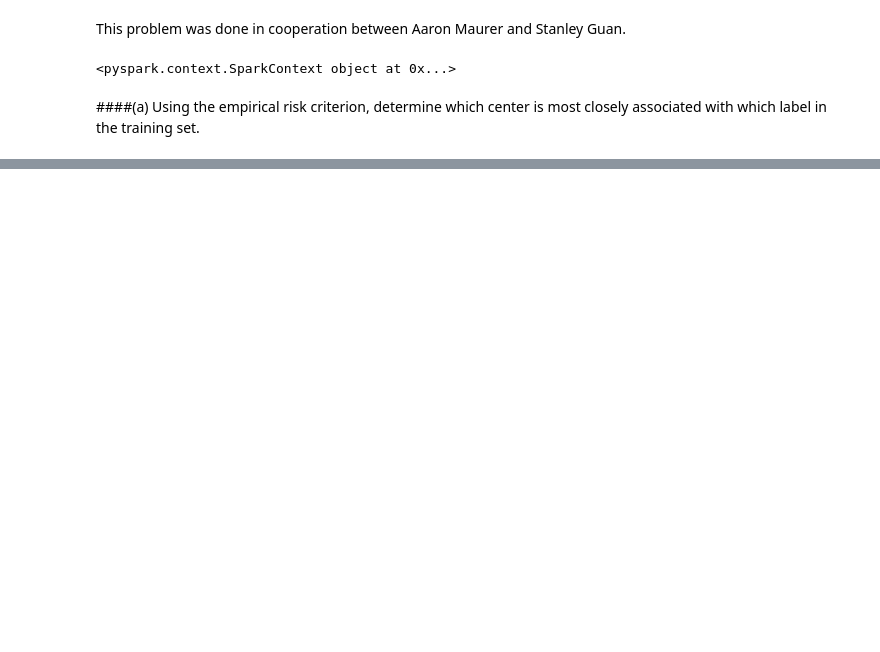
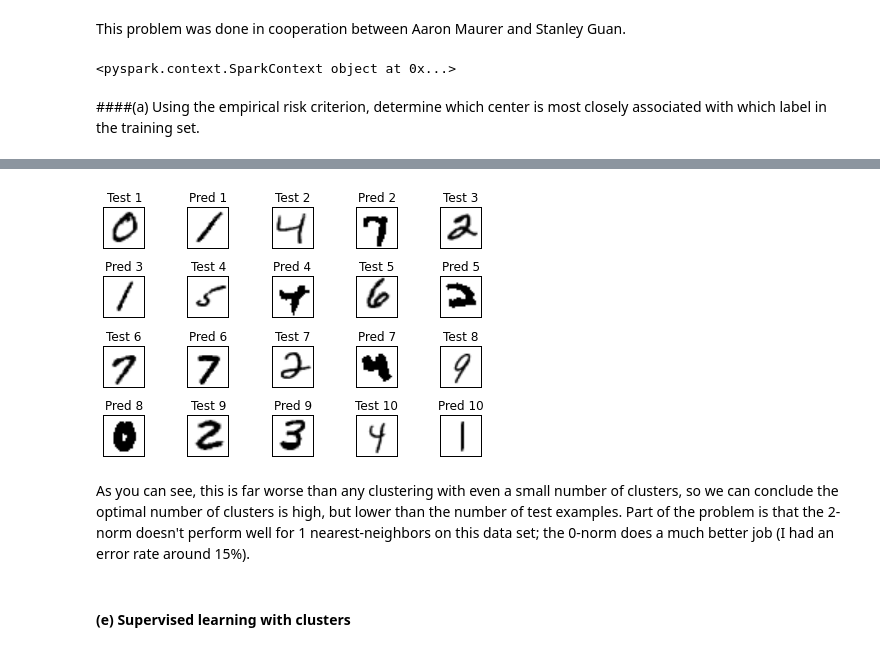
Before and after one commit to ajmaurer/Chicago-Course-Work, a Jupyter notebook: stat376/assn2_kmeans.ipynb, the cells around one changed output, grey strips where cells are left out. Saved outputs shown, nothing was run; the diff lists cells and outputs as text; code cells hidden in the pictures; blank space fills up the shorter version.

Commit message:
Finnished with problem 3

```diff
--- a/stat376/assn2_kmeans.ipynb
+++ b/stat376/assn2_kmeans.ipynb
@@ -275,0 +124,24 @@ Error rate: 6.52%
+# %%
+# Compare 10 test examples to nearest neighbor
+f,subplts = plt.subplots(4,5)
+f.tight_layout()
+for i in range(10):
+    rt = (2*i)/5
+    ct = (2*i)%5
+    subplts[rt,ct].imshow(test[i][1].reshape(28,28)).set_cmap('gray_r')
+    subplts[rt,ct].axes.get_xaxis().set_visible(False)
+    subplts[rt,ct].get_yaxis().set_visible(False)
+    subplts[rt,ct].set_title('Test ' + str(i+1))
+
+    rp = (1+2*i)/5
+    cp = (1+2*i)%5
+    subplts[rp,cp].imshow(pred[i][2].reshape(28,28)).set_cmap('gray_r')
+    subplts[rp,cp].axes.get_xaxis().set_visible(False)
+    subplts[rp,cp].get_yaxis().set_visible(False)
+    subplts[rp,cp].set_title('Pred ' + str(i+1))
+# %% [output]
+[figure, added]
+# %% [markdown]
+As you can see, this is far worse than any clustering with even a small number of clusters, so we can conclude the optimal number of clusters is high, but lower than the number of test examples. Part of the problem is that the 2-norm doesn't perform well for 1 nearest-neighbors on this data set; the 0-norm does a much better job (I had an error rate around 15%).
+# %% [markdown]
+#### (e) Supervised learning with clusters
```
Also changed, not shown: parts of 38 cells of this notebook, 1 other file.
